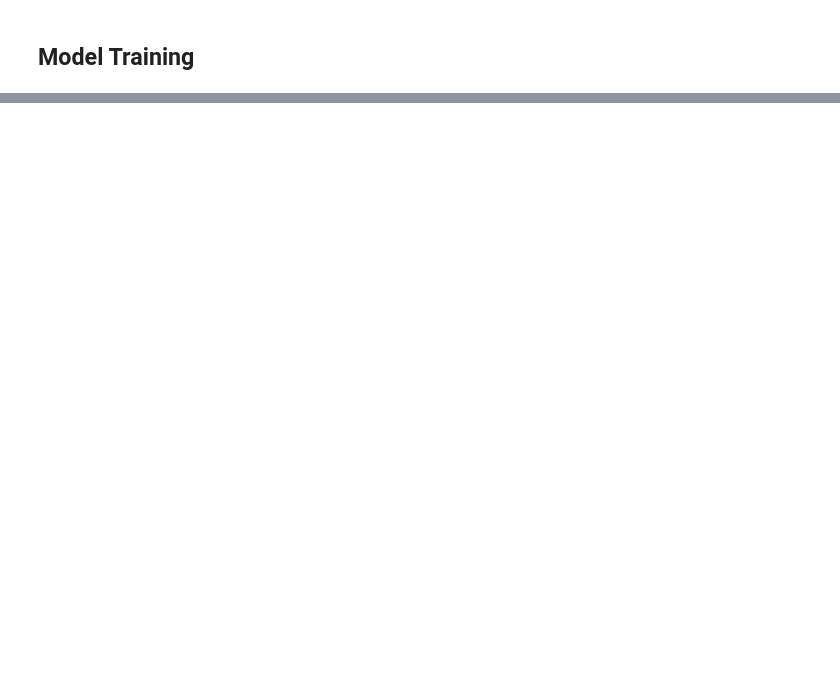
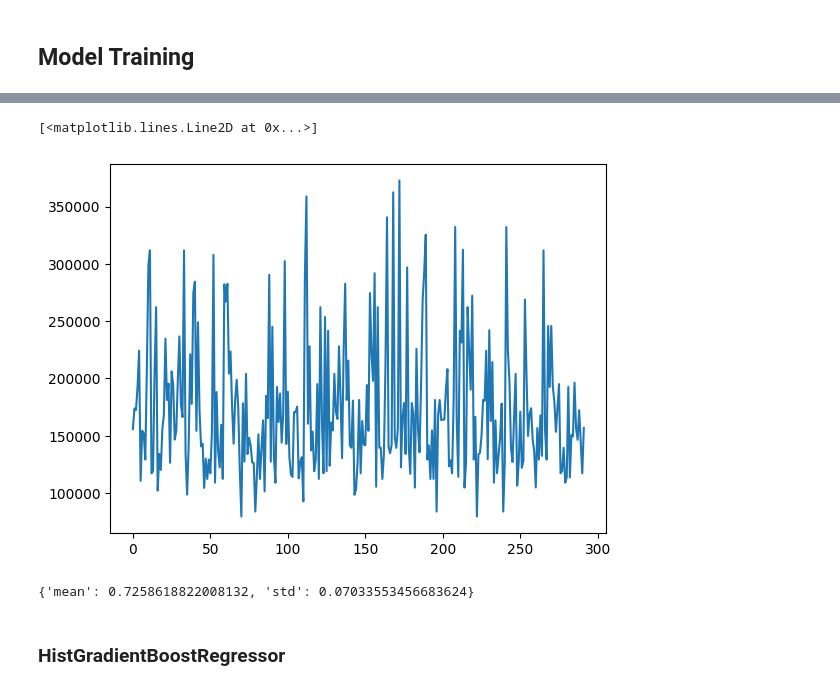
Before and after one commit to Khadimou/SalesPriceML, a Jupyter notebook: modelisation.ipynb, the cells around one changed output, grey strips where cells are left out. Saved outputs shown, nothing was run; the diff lists cells and outputs as text; code cells hidden in the pictures; blank space fills up the shorter version.

```diff
--- a/modelisation.ipynb
+++ b/modelisation.ipynb
@@ -136,0 +163,3 @@ print(models)
+# %%
+gb_pred, gb_train_pred, gb_metrics, gb_cv_score= fit_models(GradientBoostingRegressor(),df_work,final_features,"gradientboosting.pkl")
+gb_metrics
@@ -136,0 +172,11 @@ print(models)
+# %%
+plt.plot(gb_pred)
+# %% [output]
+[<matplotlib.lines.Line2D at 0x...>]
+[figure, added]
+# %%
+gb_cv_score
+# %% [output]
+{'mean': 0.7258618822008132, 'std': 0.07033553456683624}
+# %% [markdown]
+### HistGradientBoostRegressor
```
Also changed, not shown: parts of 35 cells of this notebook, 22 other files.
